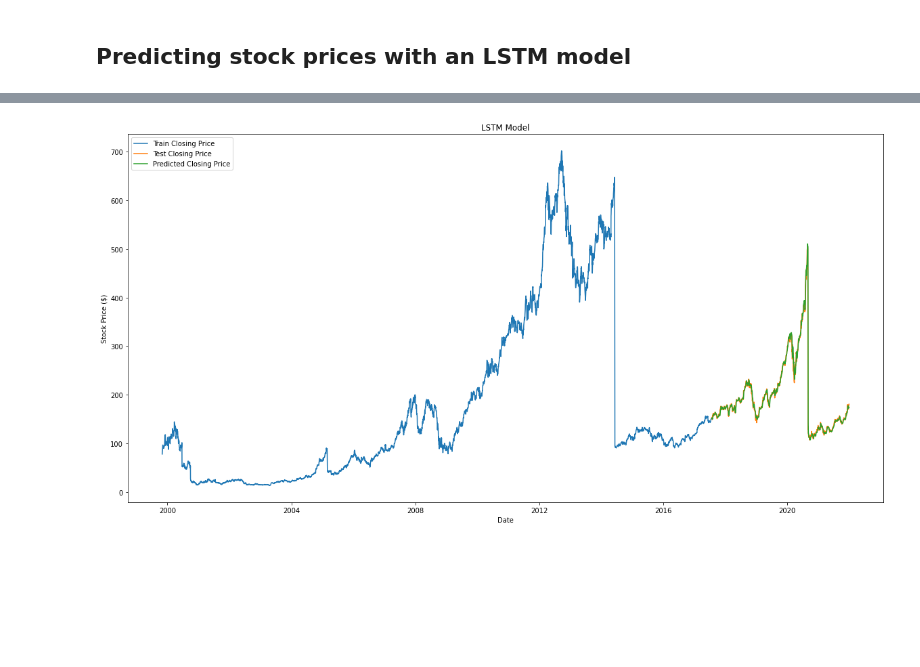
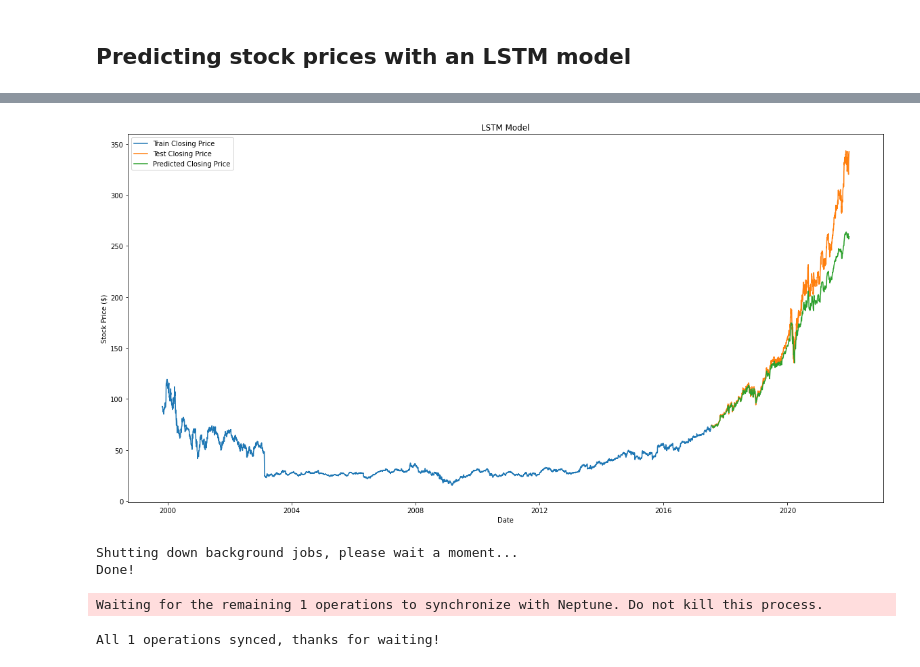
Before and after one commit to slevin48/stock, a Jupyter notebook: notebook.ipynb, the cells around one changed output, grey strips where cells are left out. Saved outputs shown, nothing was run; the diff lists cells and outputs as text; code cells hidden in the pictures; blank space fills up the shorter version.

```diff
--- a/notebook.ipynb
+++ b/notebook.ipynb
@@ -80,7 +52,7 @@ import urllib.request, json
 import config
 api_key = config.alphavantage_key
 # stock ticker symbol
-ticker = 'AAPL'
+ticker = 'MSFT'
 
 # JSON file with all the stock prices data
 url_string = "https://www.alphavantage.co/query?function=TIME_SERIES_DAILY&symbol=%s&outputsize=full&apikey=%s"%(ticker,api_key)
@@ -122,9 +91,0 @@ Alternatively, read local file
-# %%
-# stock ticker symbol
-ticker = 'AAPL'
-
-# Save data to this file
-fileName = 'stock_market_data-%s.csv'%ticker
-
-df = pd.read_csv("data/"+fileName,index_col="Unnamed: 0")
-df
@@ -324,11 +288,13 @@ cur_LSTM_pars = {'units': layer_units,
                     'epochs': cur_epochs
                     }
 
+
 # Create an experiment and log the model in Neptune new version
-npt_exp = project.create_experiment(name='LSTM',
-                                    params=cur_LSTM_pars,
-                                    description='stock-prediction-machine-learning',
-                                    tags=['stockprediction', 'LSTM','neptune'])
-
-# npt_exp['LSTMPars'] = cur_LSTM_pars # new API calling convention
+npt_exp = neptune.init(
+        api_token=os.getenv('NEPTUNE_API_TOKEN'),
+        project='slevin48/stockprices',
+        name='LSTM',
+        description='stock-prediction-machine-learning',
+        tags=[ticker,'stockprediction', 'LSTM','neptune'])
+npt_exp['LSTMPars'] = cur_LSTM_pars
 # %% [output]
@@ -354,9 +321,9 @@ def Run_LSTM(X_train, layer_units=50, logNeptune=True, NeptuneProject=None):
     # Compile the LSTM neural net
     model.compile(loss = 'mean_squared_error', optimizer = 'adam')
 
-    ## log to Neptune, e.g., set NeptuneProject = npt_exp
+    ## !!! log to Neptune, e.g., set NeptuneProject = npt_exp (new version)
     if logNeptune:
-       model.summary(print_fn=lambda x: NeptuneProject.log_text('model_summary', x))
+       model.summary(print_fn=lambda x: NeptuneProject['model_summary'].log(x))
 
     return model
 
@@ -417,21 +383,28 @@ npt_exp.log_metric('MAPE (%)', mape_lstm)
 # %%
+
 ### Plot prediction and true trends and log to Neptune
 def plot_stock_trend_lstm(train, test, logNeptune=True):
     fig = plt.figure(figsize = (20,10))
     plt.plot(train['Date'], train['Close'], label = 'Train Closing Price')
     plt.plot(test['Date'], test['Close'], label = 'Test Closing Price')
     plt.plot(test['Date'], test['Predictions_lstm'], label = 'Predicted Closing Price')
     plt.title('LSTM Model')
     plt.xlabel('Date')
     plt.ylabel('Stock Price ($)')
     plt.legend(loc="upper left")
 
+## Log image to Neptune new version
     if logNeptune:
-        npt_exp.log_image('Plot of Stock Predictions with LSTM', fig)
+        npt_exp['Plot of Stock Predictions with LSTM'].upload(neptune.types.File.as_image(fig))
 
 plot_stock_trend_lstm(train, test)
 # %% [output]
-[figure, old version]
+[figure, new version]
 # %%
 ### Stop the run after logging for new version
 npt_exp.stop()
+# %% [output]
+Shutting down background jobs, please wait a moment...
+Done!
+Waiting for the remaining 1 operations to synchronize with Neptune. Do not kill this process.
+All 1 operations synced, thanks for waiting!
```
Also changed, not shown: parts of 17 cells of this notebook, 1 other file.
